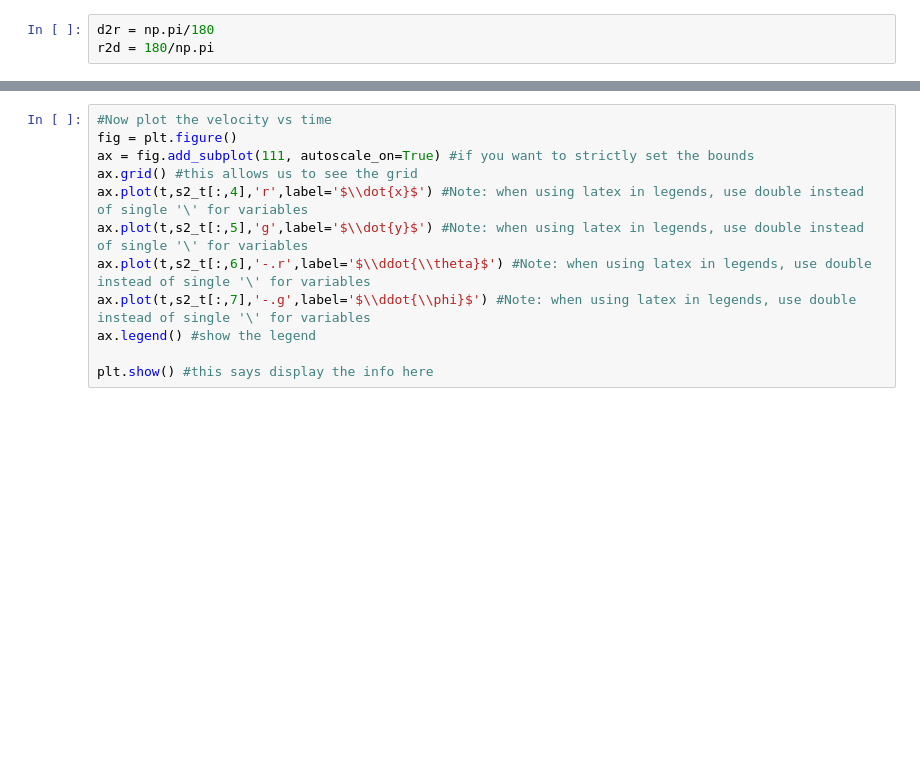
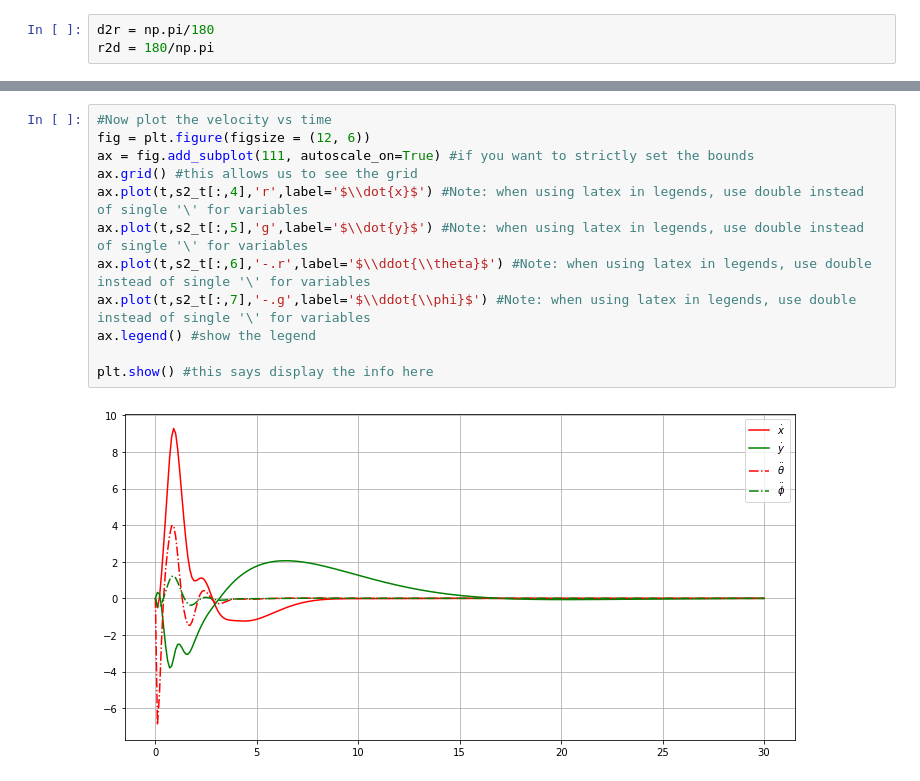
Before and after one commit to PeiChenWu/AA203_Final_Project, a Jupyter notebook: LQR.ipynb, the cells around one changed output, grey strips where cells are left out. Saved outputs shown, nothing was run; the diff lists cells and outputs as text; blank space fills up the shorter version.

```diff
--- a/LQR.ipynb
+++ b/LQR.ipynb
@@ -87,12 +111,14 @@ plt.show() #this says display the info here
 # %%
 #Now plot the velocity vs time
-fig = plt.figure()
+fig = plt.figure(figsize = (12, 6))
 ax = fig.add_subplot(111, autoscale_on=True) #if you want to strictly set the bounds
 ax.grid() #this allows us to see the grid
 ax.plot(t,s2_t[:,4],'r',label='$\\dot{x}$') #Note: when using latex in legends, use double instead of single '\' for variables
 ax.plot(t,s2_t[:,5],'g',label='$\\dot{y}$') #Note: when using latex in legends, use double instead of single '\' for variables
 ax.plot(t,s2_t[:,6],'-.r',label='$\\ddot{\\theta}$') #Note: when using latex in legends, use double instead of single '\' for variables
 ax.plot(t,s2_t[:,7],'-.g',label='$\\ddot{\\phi}$') #Note: when using latex in legends, use double instead of single '\' for variables
 ax.legend() #show the legend
 
 plt.show() #this says display the info here
+# %% [output]
+[figure, added]
```
Also changed, not shown: parts of 11 cells of this notebook.
